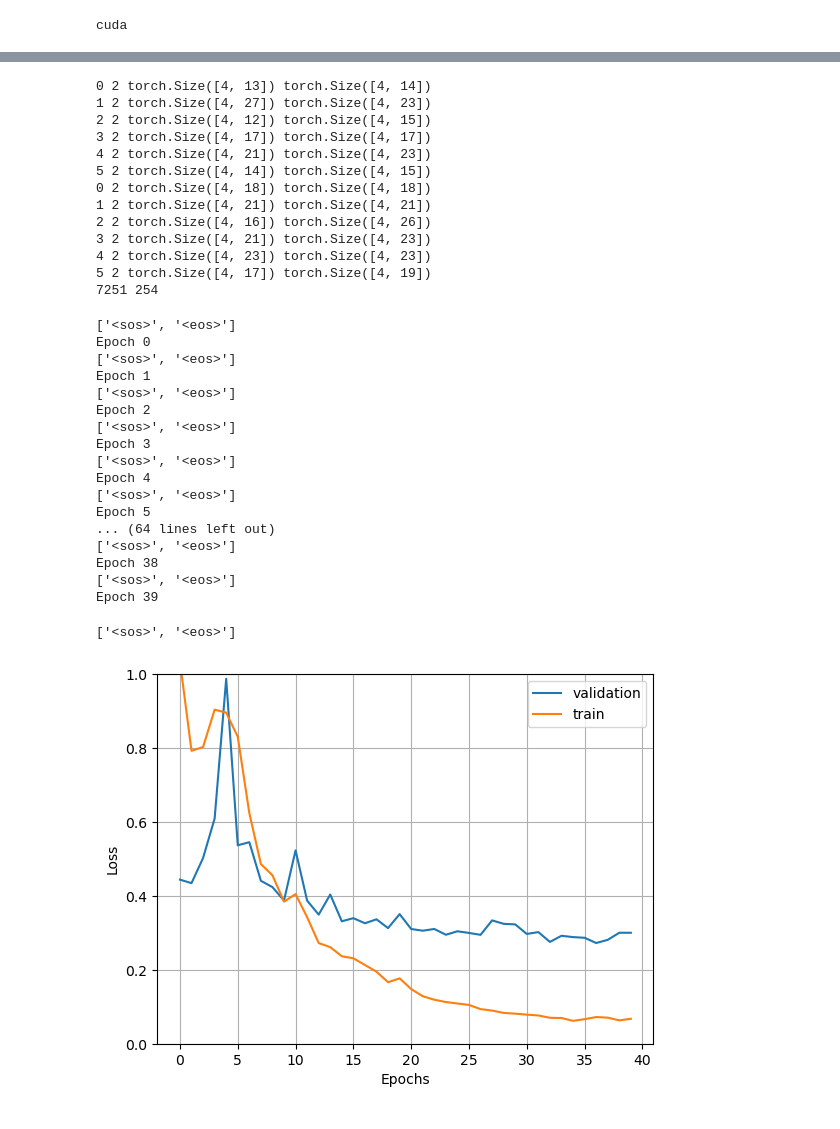
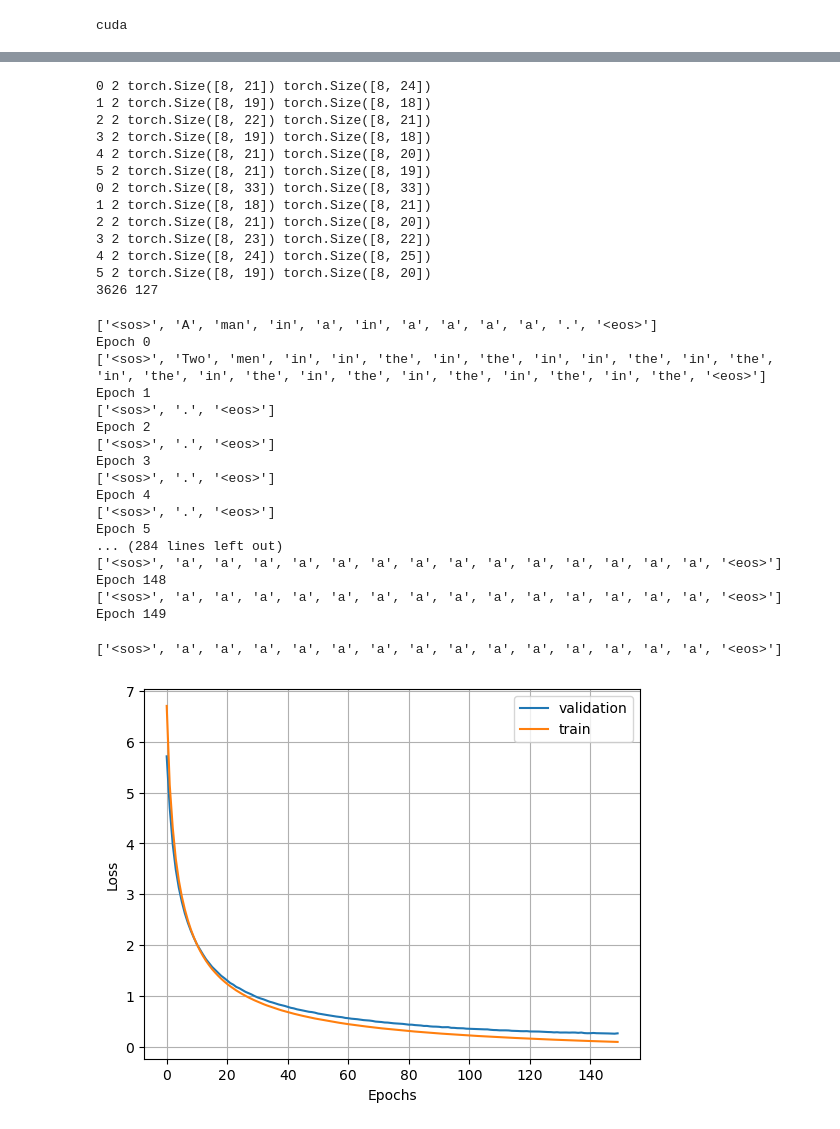
Before and after one commit to Temirkul/transformer-pytorch-from-scratch, a Jupyter notebook: transformer.ipynb, the cells around one changed output, grey strips where cells are left out. Saved outputs shown, nothing was run; the diff lists cells and outputs as text; code cells hidden in the pictures.

```diff
--- a/transformer.ipynb
+++ b/transformer.ipynb
@@ -318,9 +318,9 @@ device = torch.device('cuda' if torch.cuda.is_available() else 'cpu')
 print(device)
 
 # training hyperparams
-num_epochs = 40
-learning_rate = 5e-4
-batch_size = 4
+num_epochs = 150
+learning_rate = 1e-6
+batch_size = 8
 
 # model hyperparams
 src_vocab_size = len(vocab_ger)
@@ -329,7 +329,7 @@ embed_dim = 512
 n_layers = 3
 n_heads = 4
 forward_expansion = 4
-dropout = 0.1
+dropout = 0
 max_seq_length = 50
 
 model = Translator(
@@ -424,19 +424,19 @@ valid_dataloader_length = len(list(valid_dataloader))
 
 print(train_dataloader_length, valid_dataloader_length)
 # %% [output]
-0 2 torch.Size([4, 13]) torch.Size([4, 14])
-1 2 torch.Size([4, 27]) torch.Size([4, 23])
-2 2 torch.Size([4, 12]) torch.Size([4, 15])
-3 2 torch.Size([4, 17]) torch.Size([4, 17])
-4 2 torch.Size([4, 21]) torch.Size([4, 23])
-5 2 torch.Size([4, 14]) torch.Size([4, 15])
-0 2 torch.Size([4, 18]) torch.Size([4, 18])
-1 2 torch.Size([4, 21]) torch.Size([4, 21])
-2 2 torch.Size([4, 16]) torch.Size([4, 26])
-3 2 torch.Size([4, 21]) torch.Size([4, 23])
-4 2 torch.Size([4, 23]) torch.Size([4, 23])
-5 2 torch.Size([4, 17]) torch.Size([4, 19])
-7251 254
+0 2 torch.Size([8, 21]) torch.Size([8, 24])
+1 2 torch.Size([8, 19]) torch.Size([8, 18])
+2 2 torch.Size([8, 22]) torch.Size([8, 21])
+3 2 torch.Size([8, 19]) torch.Size([8, 18])
+4 2 torch.Size([8, 21]) torch.Size([8, 20])
+5 2 torch.Size([8, 21]) torch.Size([8, 19])
+0 2 torch.Size([8, 33]) torch.Size([8, 33])
+1 2 torch.Size([8, 18]) torch.Size([8, 21])
+2 2 torch.Size([8, 21]) torch.Size([8, 20])
+3 2 torch.Size([8, 23]) torch.Size([8, 22])
+4 2 torch.Size([8, 24]) torch.Size([8, 25])
+5 2 torch.Size([8, 19]) torch.Size([8, 20])
+3626 127
 # %%
 # training
 train_loss = np.zeros(num_epochs)
@@ -464,38 +464,38 @@ for epoch in range(num_epochs):
     print(translate_sentence(model, example_sentence, 50, device))
     print(f"Epoch {epoch}")
 # %% [output]
-['<sos>', '<eos>']
+['<sos>', 'A', 'man', 'in', 'a', 'in', 'a', 'a', 'a', 'a', '.', '<eos>']
 Epoch 0
-['<sos>', '<eos>']
+['<sos>', 'Two', 'men', 'in', 'in', 'the', 'in', 'the', 'in', 'in', 'the', 'in', 'the', 'in', 'the', 'in', 'the', 'in', 'the', 'in', 'the', 'in', 'the', 'in', 'the', '<eos>']
 Epoch 1
-['<sos>', '<eos>']
+['<sos>', '.', '<eos>']
 Epoch 2
-['<sos>', '<eos>']
+['<sos>', '.', '<eos>']
 Epoch 3
-['<sos>', '<eos>']
+['<sos>', '.', '<eos>']
 Epoch 4
-['<sos>', '<eos>']
+['<sos>', '.', '<eos>']
 Epoch 5
-... (64 lines left out)
-['<sos>', '<eos>']
-Epoch 38
-['<sos>', '<eos>']
-Epoch 39
+... (284 lines left out)
+['<sos>', 'a', 'a', 'a', 'a', 'a', 'a', 'a', 'a', 'a', 'a', 'a', 'a', 'a', 'a', '<eos>']
+Epoch 148
+['<sos>', 'a', 'a', 'a', 'a', 'a', 'a', 'a', 'a', 'a', 'a', 'a', 'a', 'a', 'a', '<eos>']
+Epoch 149
 # %%
 train_example_sentence = "Ein kleiner Junge mit einer blauen Baseballkappe sitzt auf einem Dock und blickt auf das Wasser."  # an example from the training set
 train_reference_translation = "A little boy wearing a blue baseball cap is sitting on a dock overlooking the water."
 print(translate_sentence(model, train_example_sentence, 50, device))
 # %% [output]
-['<sos>', '<eos>']
+['<sos>', 'a', 'a', 'a', 'a', 'a', 'a', 'a', 'a', 'a', 'a', 'a', 'a', 'a', 'a', '<eos>']
 # %%
 import matplotlib.pyplot as plt
 plt.plot(np.arange(num_epochs), valid_loss, label='validation')
 plt.plot(np.arange(num_epochs), train_loss, label='train')
 plt.xlabel('Epochs')
 plt.ylabel('Loss')
 plt.legend()
-plt.ylim(0, 1)
+# plt.ylim(0, 1)
 plt.grid()
 plt.show()
 # %% [output]
-[figure, old version]
+[figure, new version]
```
Also changed, not shown: parts of 1 cell of this notebook.
